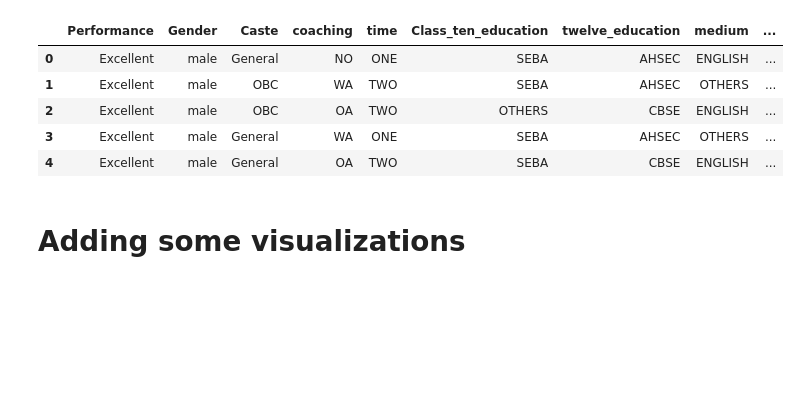
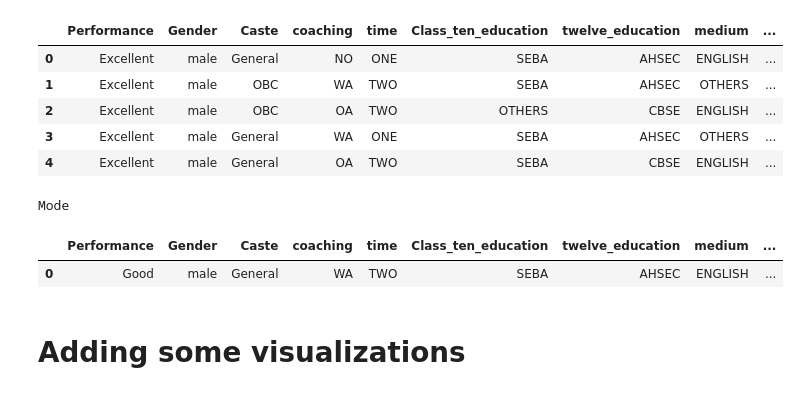
Before and after one commit to Jesus2342/MLOps_Team_33, a Jupyter notebook: MLOps_Team_33/notebooks/Student_Perfomance_EDA.ipynb, the cells around one changed output. Saved outputs shown, nothing was run; the diff lists cells and outputs as text; code cells hidden in the pictures; blank space fills up the shorter version.

```diff
--- a/MLOps_Team_33/notebooks/Student_Perfomance_EDA.ipynb
+++ b/MLOps_Team_33/notebooks/Student_Perfomance_EDA.ipynb
@@ -130,6 +130,13 @@ DataFrame Without Duplicates:
 | 2 | Excellent | male | OBC | OA | TWO | OTHERS | CBSE | ENGLISH | ... |
 | 3 | Excellent | male | General | WA | ONE | SEBA | AHSEC | OTHERS | ... |
 | 4 | Excellent | male | General | OA | TWO | SEBA | CBSE | ENGLISH | ... |
+# %%
+print("Mode")
+df.mode(axis = 0)
+# %% [output]
+Mode
+|  | Performance | Gender | Caste | coaching | time | Class_ten_education | twelve_education | medium | ... |
+| 0 | Good | male | General | WA | TWO | SEBA | AHSEC | ENGLISH | ... |
 # %% [markdown]
 # Adding some visualizations
 # %%
```
Also changed, not shown: parts of 11 cells of this notebook, 1 other file.
